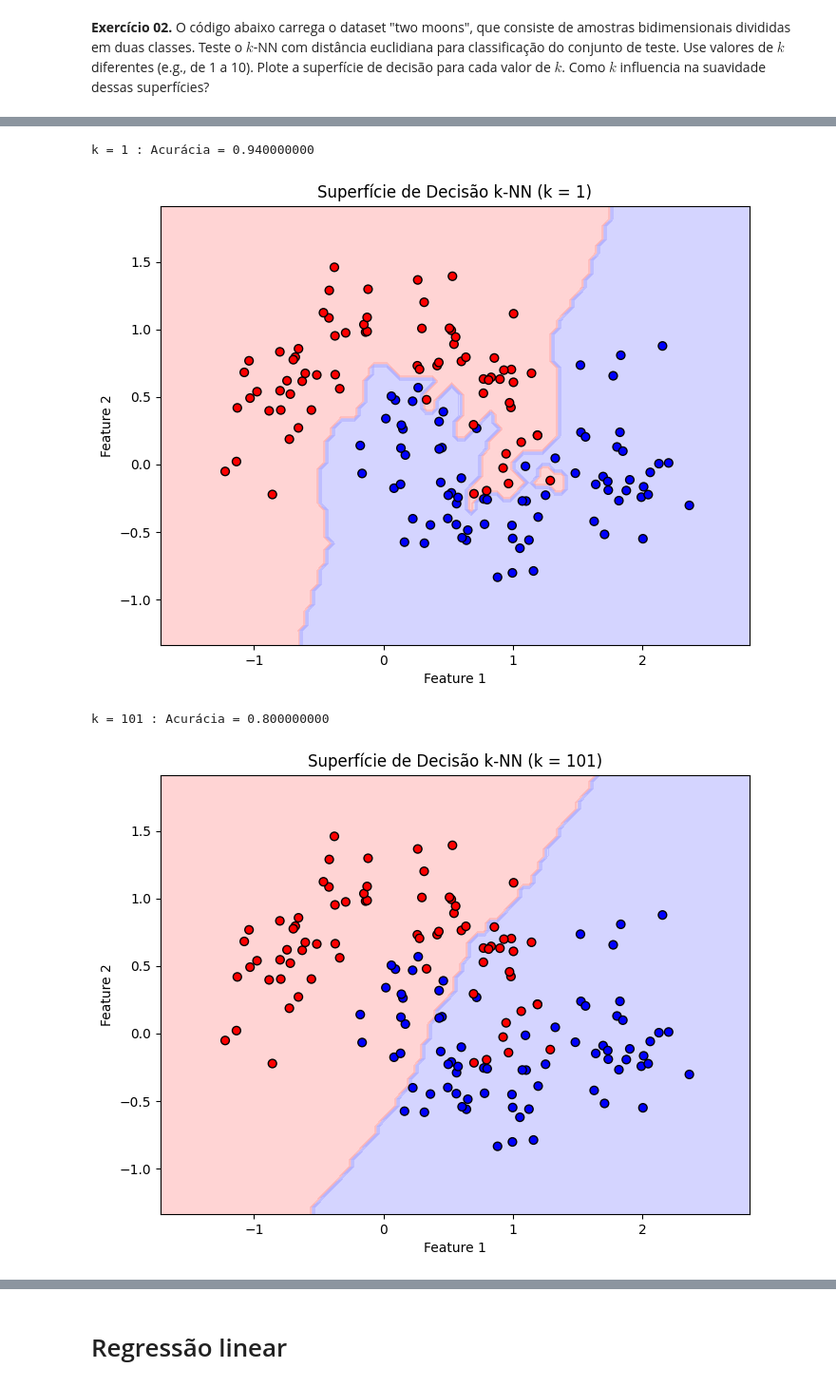
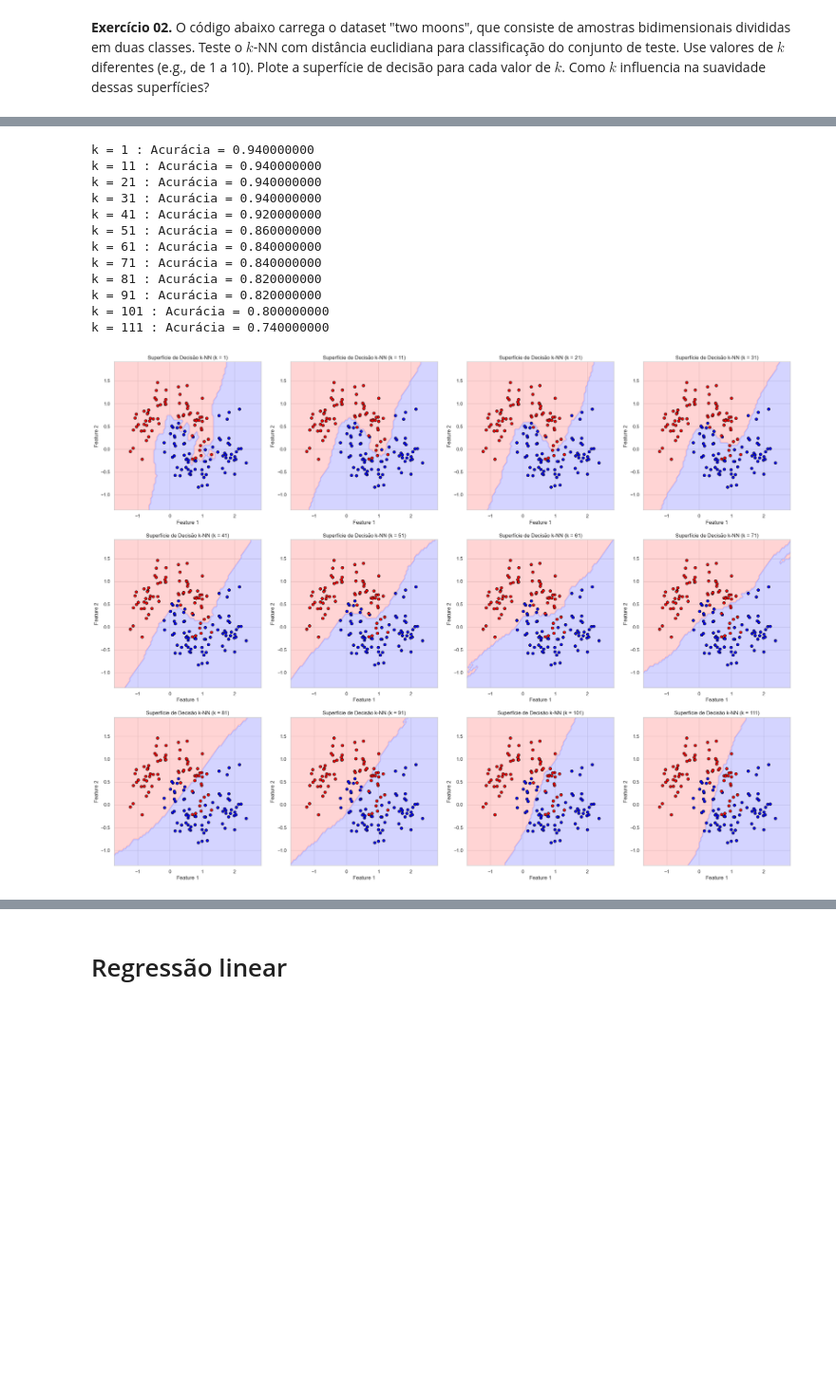
Before and after one commit to matheuspinto4/FGV, a Jupyter notebook: graduacao/5o_periodo/machine_learning/licoes_praticas/HW1.ipynb, the cells around one changed output, grey strips where cells are left out. Shown at 95% size. Saved outputs shown, nothing was run; the diff lists cells and outputs as text; code cells hidden in the pictures; blank space fills up the shorter version.

```diff
--- a/graduacao/5o_periodo/machine_learning/licoes_praticas/HW1.ipynb
+++ b/graduacao/5o_periodo/machine_learning/licoes_praticas/HW1.ipynb
@@ -69,7 +69,7 @@ def plot_decision_boundary(X, y, model, k_value):
     cmap_fundo = ListedColormap(['#FFAAAA', '#AAAAFF']) # Vermelho claro, Azul claro
     cmap_pontos = ListedColormap(['#FF0000', '#0000FF']) # Vermelho forte, Azul forte
 
-    plt.figure(figsize=(8, 6))
+    # plt.figure(figsize=(8, 6))
     # contourf desenha as regiões coloridas de fundo
     plt.contourf(xx, yy, Z, cmap=cmap_fundo, alpha=0.5)
 
@@ -79,7 +79,7 @@ def plot_decision_boundary(X, y, model, k_value):
     plt.title(f"Superfície de Decisão k-NN (k = {k})")
     plt.xlabel("Feature 1")
     plt.ylabel("Feature 2")
-    plt.show()
+    # plt.show()
 # %% [markdown]
 ### Implementação do KNN
 # %%
@@ -199,21 +232,39 @@ plt.show()
 # %%
 X_train = moon.features_train
 X_test = moon.features_test
 y_train = moon.labels_train
 y_test = moon.labels_test
 
 acuracy_list = []
-k_values = [1, 101]
-for k in k_values:
+k_values = list(range(1, 121, 10))
+n_imagens = len(k_values)
+cols = int(np.ceil(np.sqrt(n_imagens )))
+rows = int(np.ceil(n_imagens / cols))
+
+plt.figure(figsize=(cols * 7, rows * 7))
+
+for indice_plot, k in enumerate(k_values):
+    plt.subplot(rows, cols, indice_plot + 1)
     knn = KNN(k = k)
     knn.fit(X_train, y_train)
     y_pred = knn.predict(X_test)
     acc = accuracy(y_pred, y_test)
     acuracy_list.append(acc)
     print(f"k = {k} : Acurácia = {acc :.9f}")
     plot_decision_boundary(X_train, y_train, knn, k)
+
+plt.show()
 # %% [output]
 k = 1 : Acurácia = 0.940000000
+k = 11 : Acurácia = 0.940000000
+k = 21 : Acurácia = 0.940000000
+k = 31 : Acurácia = 0.940000000
+k = 41 : Acurácia = 0.920000000
+k = 51 : Acurácia = 0.860000000
+k = 61 : Acurácia = 0.840000000
+k = 71 : Acurácia = 0.840000000
+k = 81 : Acurácia = 0.820000000
+k = 91 : Acurácia = 0.820000000
+k = 101 : Acurácia = 0.800000000
+k = 111 : Acurácia = 0.740000000
-[figure, old version]
+[figure, new version]
-k = 101 : Acurácia = 0.800000000
-[figure, removed]
```
Also changed, not shown: parts of 22 cells of this notebook, 10 other files.
